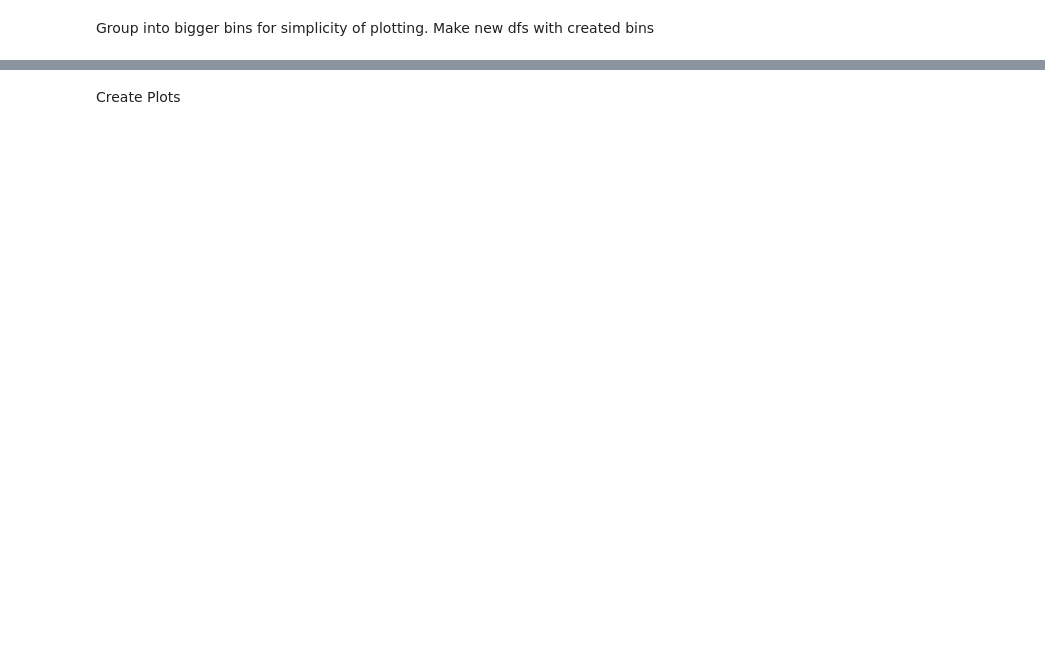
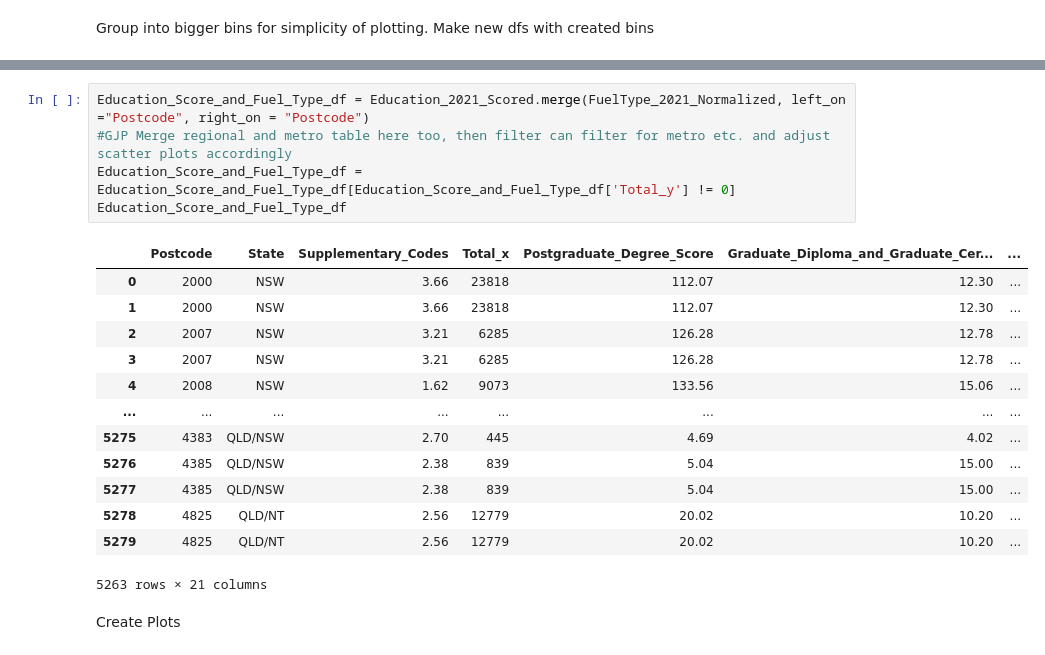
Before and after one commit to JoshMBell/Module_7_Project, a Jupyter notebook: main.ipynb, the cells around one changed output, grey strips where cells are left out. Drawn from its saved outputs; the diff is of its cells as text; blank space fills up the shorter version.

```diff
--- a/main.ipynb
+++ b/main.ipynb
@@ -206,2 +262,21 @@ Make new dfs with created bins
+# %%
+Education_Score_and_Fuel_Type_df = Education_2021_Scored.merge(FuelType_2021_Normalized, left_on ="Postcode", right_on = "Postcode")
+#GJP Merge regional and metro table here too, then filter can filter for metro etc. and adjust scatter plots accordingly
+Education_Score_and_Fuel_Type_df = Education_Score_and_Fuel_Type_df[Education_Score_and_Fuel_Type_df['Total_y'] != 0]
+Education_Score_and_Fuel_Type_df
+# %% [output]
+|  | Postcode | State | Supplementary_Codes | Total_x | Postgraduate_Degree_Score | Graduate_Diploma_and_Graduate_Cer... | ... |
+| 0 | 2000 | NSW | 3.66 | 23818 | 112.07 | 12.30 | ... |
+| 1 | 2000 | NSW | 3.66 | 23818 | 112.07 | 12.30 | ... |
+| 2 | 2007 | NSW | 3.21 | 6285 | 126.28 | 12.78 | ... |
+| 3 | 2007 | NSW | 3.21 | 6285 | 126.28 | 12.78 | ... |
+| 4 | 2008 | NSW | 1.62 | 9073 | 133.56 | 15.06 | ... |
+| ... | ... | ... | ... | ... | ... | ... | ... |
+| 5275 | 4383 | QLD/NSW | 2.70 | 445 | 4.69 | 4.02 | ... |
+| 5276 | 4385 | QLD/NSW | 2.38 | 839 | 5.04 | 15.00 | ... |
+| 5277 | 4385 | QLD/NSW | 2.38 | 839 | 5.04 | 15.00 | ... |
+| 5278 | 4825 | QLD/NT | 2.56 | 12779 | 20.02 | 10.20 | ... |
+| 5279 | 4825 | QLD/NT | 2.56 | 12779 | 20.02 | 10.20 | ... |
+5263 rows × 21 columns
 # %% [markdown]
 Create Plots
```
Also changed, not shown: parts of 11 cells of this notebook, 1 other file.
